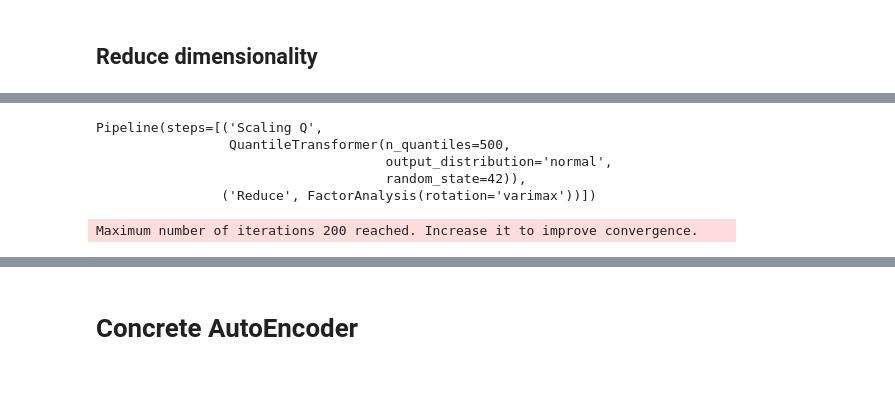
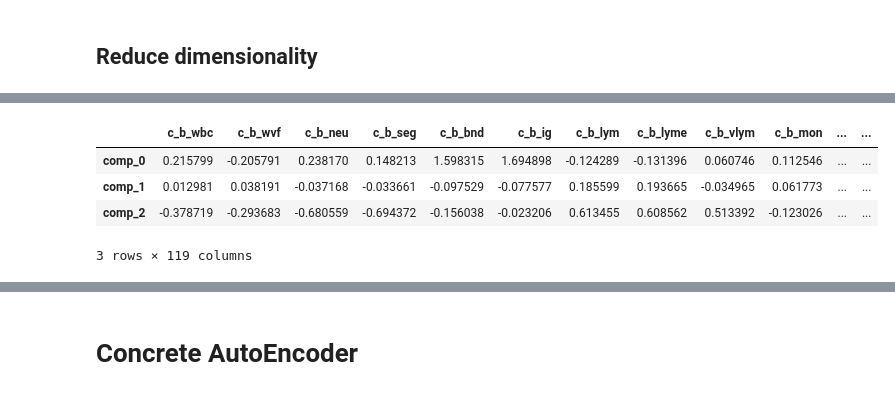
Before and after one commit to HJJoosse/celldyn_embedder, a Jupyter notebook: sandbox/exploration_of_celldyn.ipynb, the cells around one changed output, grey strips where cells are left out. Cells and saved outputs as stored; diff of their text form; code cells hidden in the pictures.

```diff
--- a/sandbox/exploration_of_celldyn.ipynb
+++ b/sandbox/exploration_of_celldyn.ipynb
@@ -71,0 +69,6 @@ sns.displot(data=celldyn, x='draw_hour', hue='gender', kde=True)
+# %%
+# We want to extract weights based on the gender, the draw hour and the age such that the weighted mean of the age is equal to the day-average of the age for that gender
+# w = 1+|a_t-a_d|/a_d
+celldyn = celldyn.assign(weight_vector=np.minimum(celldyn.age/celldyn.age.mean(), celldyn.age.mean()/celldyn.age))
+weighted_mean = lambda x: np.average(x, weights=celldyn.loc[x.index, 'weight_vector'].values)
+age_plot = celldyn.groupby(['draw_hour', 'gender']).agg(age_weighted=('age', weighted_mean)).reset_index()
@@ -343,0 +322,4 @@ meas_cols.extend(['wbc_over_rbc', 'neu_over_seg', 'lym_over_mon', 'wbc_over_plt'
+# %%
+feature_correlations = []
+for i in tqdm(range(20)):
+    feature_correlations.append(celldyn.sample(5000)[meas_cols].corr(method='kendall'))
@@ -468,20 +465,23 @@ plt.axhline(0.95, color='red')
 # %%
-PCA_reducer = FactorAnalysis(rotation='varimax')
+n_comps = 3
+PCA_reducer = FactorAnalysis(rotation='varimax', n_components=n_comps)
 reduce_pipe = Pipeline([
     #('Drop nan', FunctionTransformer(lambda x: x.dropna(axis=0, how='any'))),
     ('Scaling Q', QuantileTransformer(n_quantiles=500, output_distribution='normal', random_state=42)),
     ('Reduce', PCA_reducer)])
 reduce_pipe.fit(celldyn.loc[sample_index, meas_cols])
 
-FA_weights = pd.DataFrame(data=reduce_pipe.named_steps['Reduce'].components_, columns=meas_cols, index=['comp_{}'.format(i) for i in range(len(meas_cols))])
+FA_weights = pd.DataFrame(data=reduce_pipe.named_steps['Reduce'].components_, columns=meas_cols, index=['comp_{}'.format(i) for i in range(n_comps)])
-# %% [output]
-Pipeline(steps=[('Scaling Q',
-                 QuantileTransformer(n_quantiles=500,
-                                     output_distribution='normal',
-                                     random_state=42)),
-                ('Reduce', FactorAnalysis(rotation='varimax'))])
+# %%
+FA_weights
+# %% [output]
+|  | c_b_wbc | c_b_wvf | c_b_neu | c_b_seg | c_b_bnd | c_b_ig | c_b_lym | c_b_lyme | c_b_vlym | c_b_mon | ... | ... |
+| comp_0 | 0.215799 | -0.205791 | 0.238170 | 0.148213 | 1.598315 | 1.694898 | -0.124289 | -0.131396 | 0.060746 | 0.112546 | ... | ... |
+| comp_1 | 0.012981 | 0.038191 | -0.037168 | -0.033661 | -0.097529 | -0.077577 | 0.185599 | 0.193665 | -0.034965 | 0.061773 | ... | ... |
+| comp_2 | -0.378719 | -0.293683 | -0.680559 | -0.694372 | -0.156038 | -0.023206 | 0.613455 | 0.608562 | 0.513392 | -0.123026 | ... | ... |
+3 rows × 119 columns
 # %%
-NMF_reducer = NMF(l1_ratio=1, max_iter=500)
+NMF_reducer = NMF(l1_ratio=1, max_iter=2000, n_components=32)
 reduce_pipe = Pipeline([
     #('Drop nan', FunctionTransformer(lambda x: x.dropna(axis=0, how='any'))),
     ('Scaling Q', QuantileTransformer(n_quantiles=500, output_distribution='uniform', random_state=42)),
@@ -489,7 +489,5 @@ reduce_pipe = Pipeline([
 reduce_pipe.fit(celldyn.loc[sample_index, meas_cols])
 
 NMF_weights = pd.DataFrame(data=reduce_pipe.named_steps['Reduce'].components_, columns=meas_cols, index=['comp_{}'.format(i) for i in range(len(meas_cols))])
-# %% [output]
-Maximum number of iterations 200 reached. Increase it to improve convergence.
 # %%
 NMF_reducer.reconstruction_err_
```
Also changed, not shown: parts of 40 cells of this notebook.
